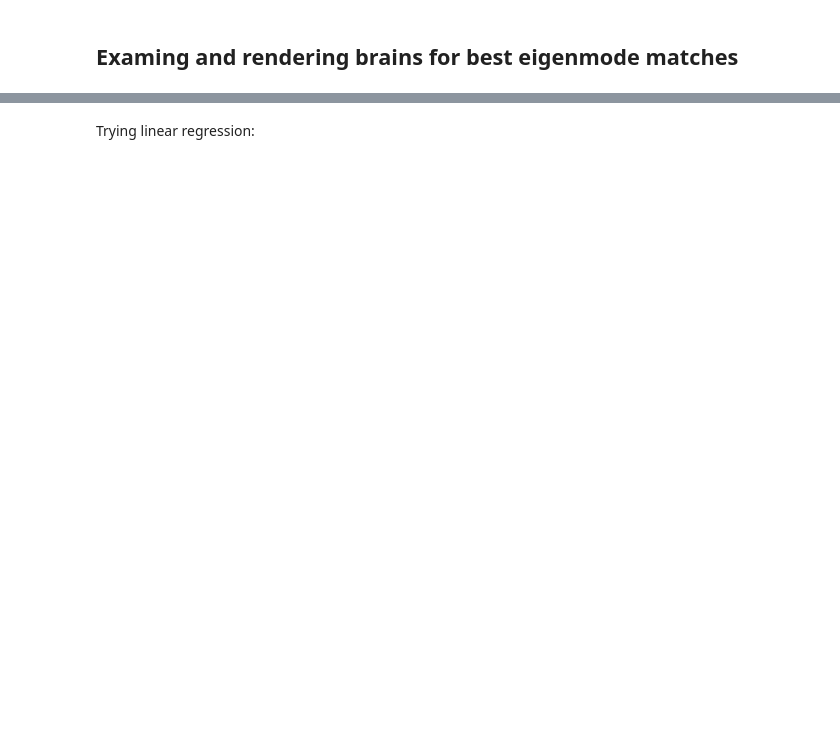
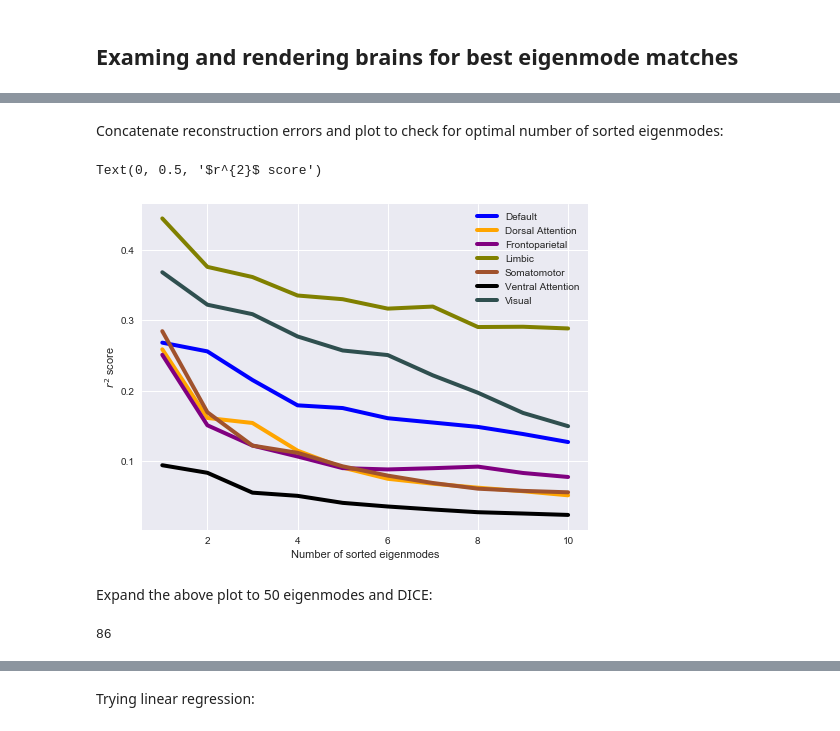
Before and after one commit to Raj-Lab-UCSF/spectrome, a Jupyter notebook: spectrome/notebooks/complex_laplacian/ntbkwidget_best_eigmode_matches.ipynb, the cells around one changed output, grey strips where cells are left out. Cells and saved outputs as stored; diff of their text form; code cells hidden in the pictures; blank space fills up the shorter version.

```diff
--- a/spectrome/notebooks/complex_laplacian/ntbkwidget_best_eigmode_matches.ipynb
+++ b/spectrome/notebooks/complex_laplacian/ntbkwidget_best_eigmode_matches.ipynb
@@ -79,0 +180,10 @@ bh_default
+# %%
+ventral_evals = pd.DataFrame(columns = colnames, index = indnames)
+
+for i in np.arange(0,5):
+    h5_path = path.get_file_path('Ventral_Attention{}_BH_dice.h5'.format(i))
+    bh_ventral = path.read_hdf5(h5_path)
+    ventral_evals.at[i,'Fun'] = bh_ventral['fun']
+    ventral_evals.at[i,'x'] = np.round(bh_ventral['x'],3)
+
+ventral_evals # in case of a draw, take lowest reconstruction error
@@ -79,0 +214,10 @@ bh_default
+# %%
+visual_evals = pd.DataFrame(columns = colnames, index = indnames)
+
+for i in np.arange(0,5):
+    h5_path = path.get_file_path('Visual{}_BH_dice.h5'.format(i))
+    bh_visual = path.read_hdf5(h5_path)
+    visual_evals.at[i,'Fun'] = bh_visual['fun']
+    visual_evals.at[i,'x'] = np.round(bh_visual['x'],3)
+
+visual_evals # in case of a draw, take lowest reconstruction error
@@ -79,0 +231,51 @@ bh_default
+# %% [markdown]
+Concatenate reconstruction errors and plot to check for optimal number of sorted eigenmodes:
+# %%
+from cycler import cycler
+
+r2s = np.zeros([7,10])
+
+h5_path = path.get_file_path('Default4_BH_dice.h5')
+bh_default = path.read_hdf5(h5_path)
+r2s[0,:] = [bh_default['LinRegResults'][i]['r2score'] for i in range(len(bh_default['LinRegResults']))]
+
+h5_path = path.get_file_path('Dorsal_Attention4_BH_dice.h5')
+bh_dorsal = path.read_hdf5(h5_path)
+r2s[1,:] = [bh_dorsal['LinRegResults'][i]['r2score'] for i in range(len(bh_dorsal['LinRegResults']))]
+
+h5_path = path.get_file_path('Frontoparietal3_BH_dice.h5')
+bh_front = path.read_hdf5(h5_path)
+r2s[2,:] = [bh_front['LinRegResults'][i]['r2score'] for i in range(len(bh_front['LinRegResults']))]
+
+h5_path = path.get_file_path('Limbic2_BH_dice.h5')
+bh_limbic = path.read_hdf5(h5_path)
+r2s[3,:] = [bh_limbic['LinRegResults'][i]['r2score'] for i in range(len(bh_limbic['LinRegResults']))]
+
+h5_path = path.get_file_path('Somatomotor3_BH_dice.h5')
+bh_motor = path.read_hdf5(h5_path)
+r2s[4,:] = [bh_motor['LinRegResults'][i]['r2score'] for i in range(len(bh_motor['LinRegResults']))]
+
+h5_path = path.get_file_path('Ventral_Attention3_BH_dice.h5')
+bh_ventral = path.read_hdf5(h5_path)
+r2s[5,:] = [bh_ventral['LinRegResults'][i]['r2score'] for i in range(len(bh_ventral['LinRegResults']))]
+
+h5_path = path.get_file_path('Visual3_BH_dice.h5')
+bh_visual = path.read_hdf5(h5_path)
+r2s[6,:] = [bh_visual['LinRegResults'][i]['r2score'] for i in range(len(bh_visual['LinRegResults']))]
+
+# Plot
+x = np.arange(1,11)
+plt.figure('Reconstruction Scores', figsize = [8,6])
+custom_cycler = (cycler(color = ['blue','orange','purple','olive',
+                          'sienna','black','darkslategray']))
+plt.gca().set_prop_cycle(custom_cycler)
+plt.plot(x, r2s.transpose(), linewidth = 4)
+plt.legend(['Default','Dorsal Attention','Frontoparietal','Limbic','Somatomotor','Ventral Attention','Visual'],
+          fontsize = 'medium', loc = 'upperright')
+plt.xlabel('Number of sorted eigenmodes')
+plt.ylabel('$r^{2}$ score')
+# %% [output]
+Text(0, 0.5, '$r^{2}$ score')
+[figure, added]
+# %% [markdown]
+Expand the above plot to 50 eigenmodes and DICE:
@@ -79,0 +309,8 @@ bh_default
+# %%
+corrs = np.zeros([86,1])
+for e in np.arange(0,86):
+    corrs[e] = pearsonr(np.squeeze(canon_network),fc_brain.norm_eigenmodes[:,e])[0]
+
+len(corrs)
+# %% [output]
+86
```
Also changed, not shown: parts of 44 cells of this notebook, 1 other file.
